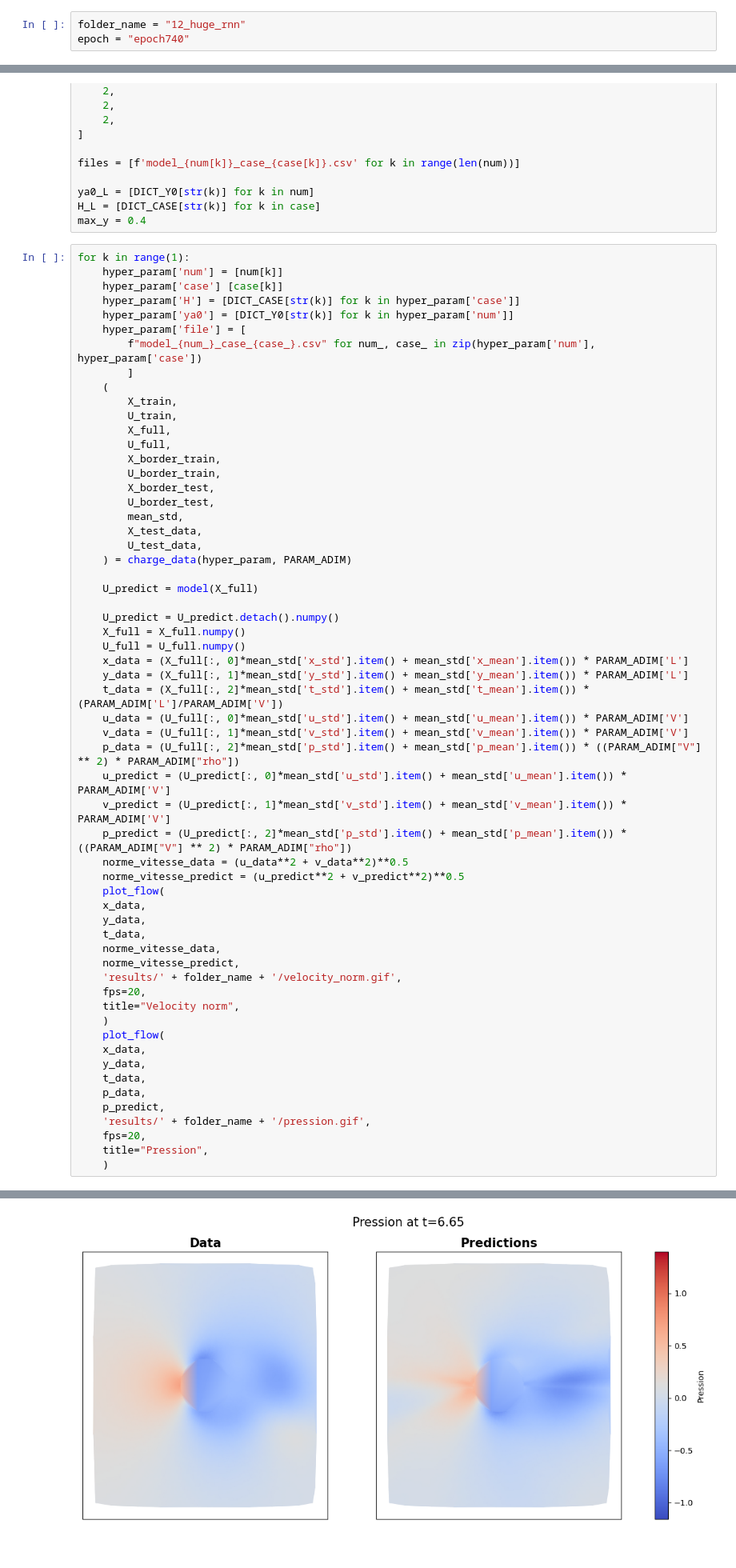
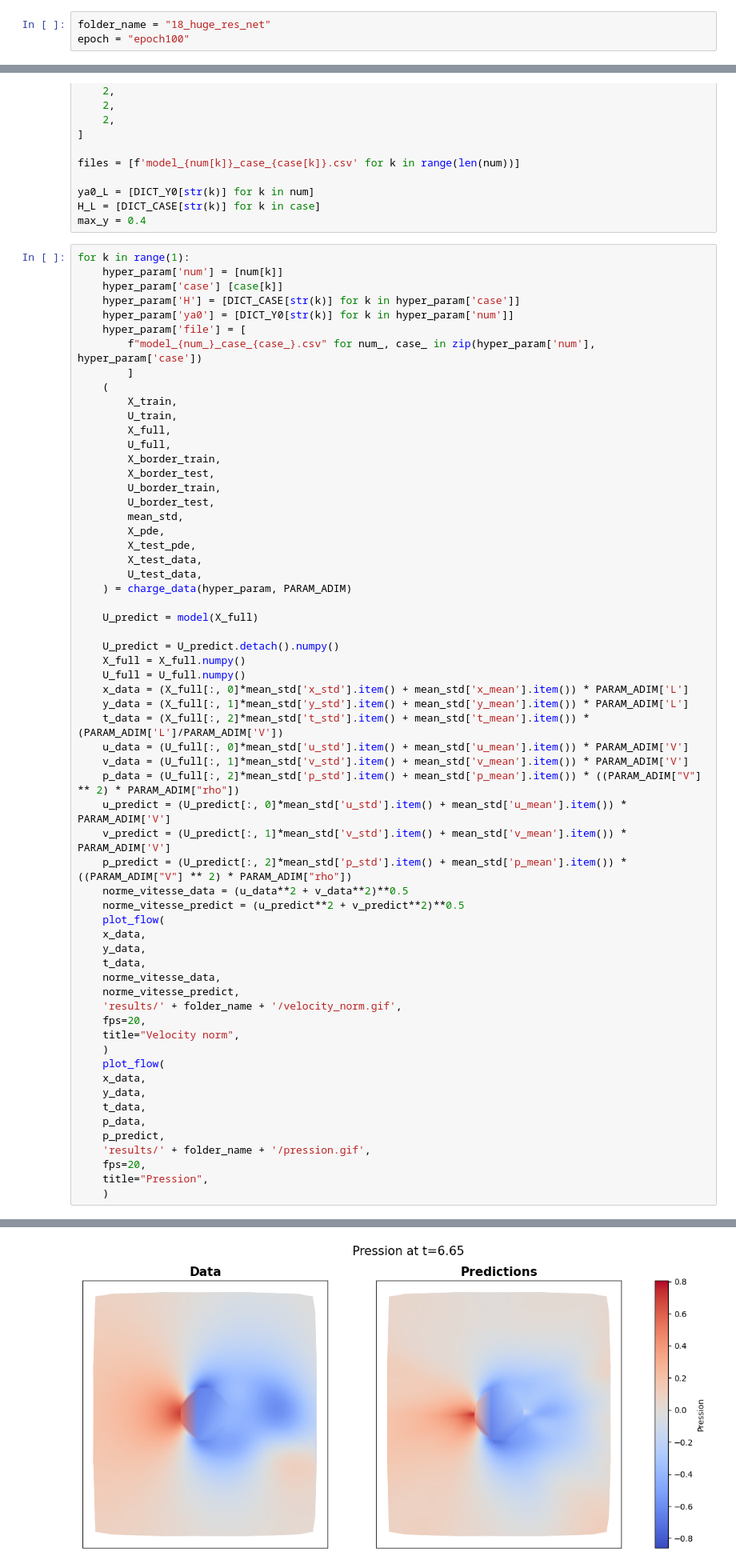
Before and after one commit to hpavy/36_pinns_surrogate_border, a Jupyter notebook: plot_comparaison.ipynb, the cells around one changed output, grey strips where cells are left out. Shown at 80% size. Drawn from its saved outputs; the diff is of its cells as text.

```diff
--- a/plot_comparaison.ipynb
+++ b/plot_comparaison.ipynb
@@ -20,8 +19,8 @@ import pandas as pd
 from constants import DICT_CASE, DICT_Y0, PARAM_ADIM
 from geometry import RectangleWithoutCylinder
 # %%
-folder_name = "12_huge_rnn"
-epoch = "epoch740"
+folder_name = "18_huge_res_net"
+epoch = "epoch100"
 # %%
 param_adim = {"V": 1.0, "L": 0.025, "rho": 1.2}
 # %%
@@ -165,10 +164,12 @@ for k in range(1):
         X_full,
         U_full,
         X_border_train,
+        X_border_test,
         U_border_train,
-        X_border_test,
         U_border_test,
         mean_std,
+        X_pde,
+        X_test_pde,
         X_test_data,
         U_test_data,
     ) = charge_data(hyper_param, PARAM_ADIM)
@@ -231,20 +232,20 @@ X_train OK
 0
 1
 2
 3
 4
 5
 6
 7
 8
 9
 10
 11
 ... (119 lines left out)
 131
 132
 133
 134
-[figure, old version]
+[figure, new version]
 # %%
 u_data = (U_full[:, 0]*mean_std['u_std'].item() + mean_std['u_mean'].item()) * PARAM_ADIM['V']
```
Also changed, not shown: parts of 3 cells of this notebook, 22 other files.
